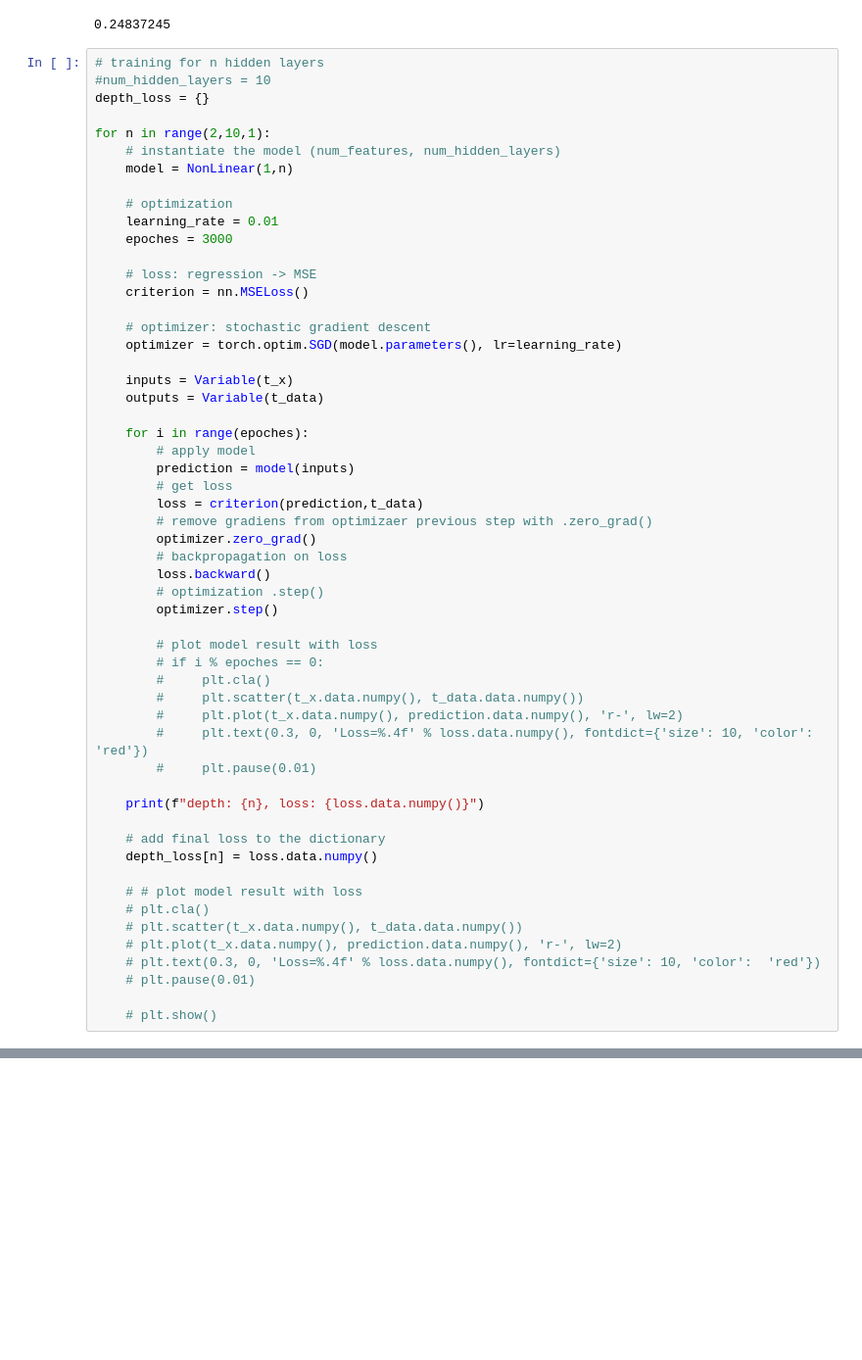
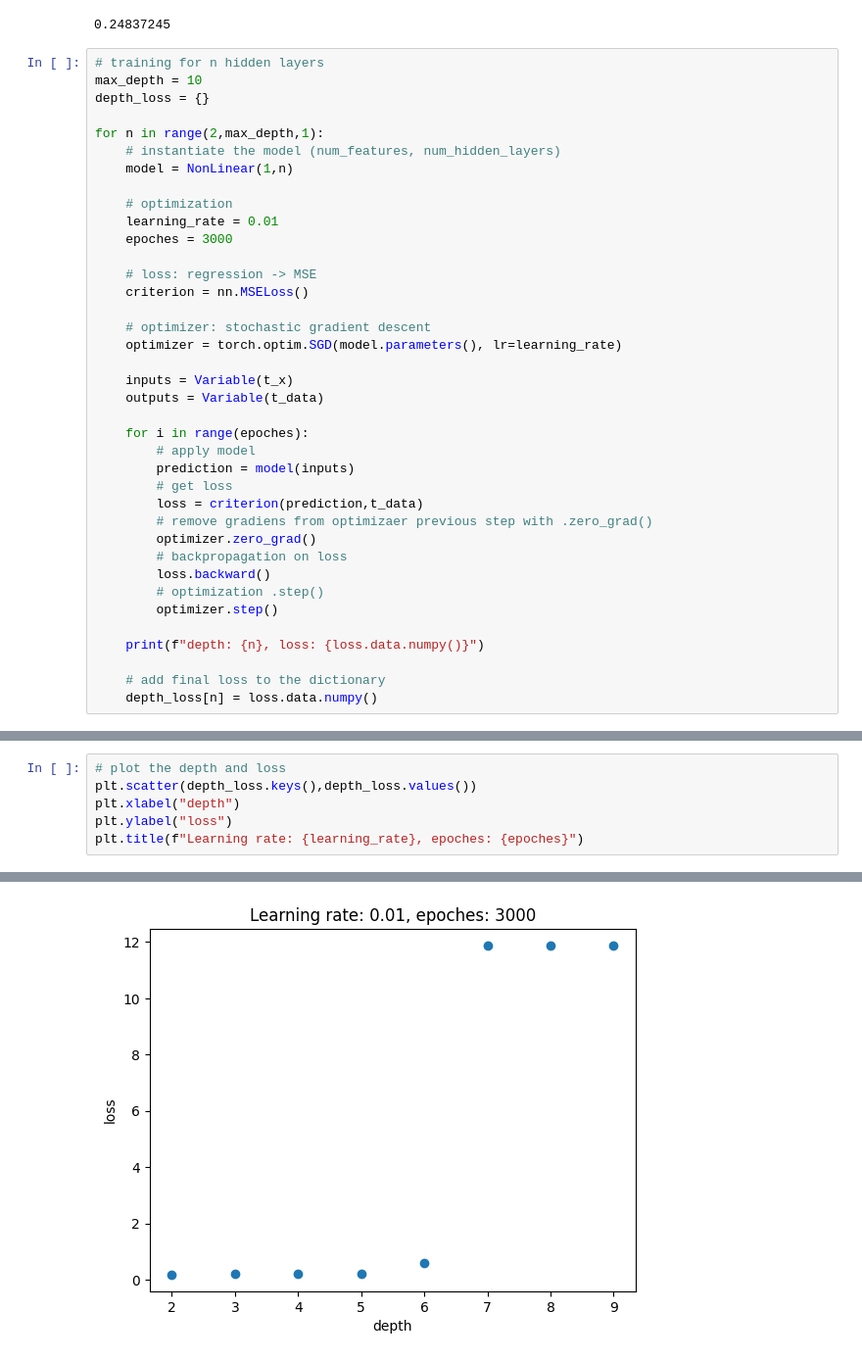
Before and after one commit to krskovape/Machine_learning, a Jupyter notebook: test2_deep_learning/LAB_mlgeo_test_2_assignment_Krsková.ipynb, the cells around one changed output, grey strips where cells are left out. Shown: that part at 98% size. Drawn from its saved outputs; the diff is of its cells as text; blank space fills up the shorter version.

Commit message:
best depth

```diff
--- a/test2_deep_learning/LAB_mlgeo_test_2_assignment_Krsková.ipynb
+++ b/test2_deep_learning/LAB_mlgeo_test_2_assignment_Krsková.ipynb
@@ -186,10 +188,10 @@ print(loss.data.numpy())
 0.24837245
 # %%
 # training for n hidden layers
-#num_hidden_layers = 10
+max_depth = 10
 depth_loss = {}
 
-for n in range(2,10,1):
+for n in range(2,max_depth,1):
     # instantiate the model (num_features, num_hidden_layers)
     model = NonLinear(1,n)
 
@@ -218,25 +220,8 @@ for n in range(2,10,1):
         # optimization .step()
         optimizer.step()
 
-        # plot model result with loss
-        # if i % epoches == 0:
-        #     plt.cla()
-        #     plt.scatter(t_x.data.numpy(), t_data.data.numpy())
-        #     plt.plot(t_x.data.numpy(), prediction.data.numpy(), 'r-', lw=2)
-        #     plt.text(0.3, 0, 'Loss=%.4f' % loss.data.numpy(), fontdict={'size': 10, 'color':  'red'})
-        #     plt.pause(0.01)
-
     print(f"depth: {n}, loss: {loss.data.numpy()}")
 
     # add final loss to the dictionary
     depth_loss[n] = loss.data.numpy()
-
-    # # plot model result with loss
-    # plt.cla()
-    # plt.scatter(t_x.data.numpy(), t_data.data.numpy())
-    # plt.plot(t_x.data.numpy(), prediction.data.numpy(), 'r-', lw=2)
-    # plt.text(0.3, 0, 'Loss=%.4f' % loss.data.numpy(), fontdict={'size': 10, 'color':  'red'})
-    # plt.pause(0.01)
-
-    # plt.show()
 # %% [output]
@@ -249,0 +246,7 @@ KeyboardInterrupt:
+# %%
+# plot the depth and loss
+plt.scatter(depth_loss.keys(),depth_loss.values())
+plt.xlabel("depth")
+plt.ylabel("loss")
+plt.title(f"Learning rate: {learning_rate}, epoches: {epoches}")
+# %% [output]
@@ -249,0 +254 @@ KeyboardInterrupt:
+[figure, added]
```
Also changed, not shown: parts of 6 cells of this notebook.
